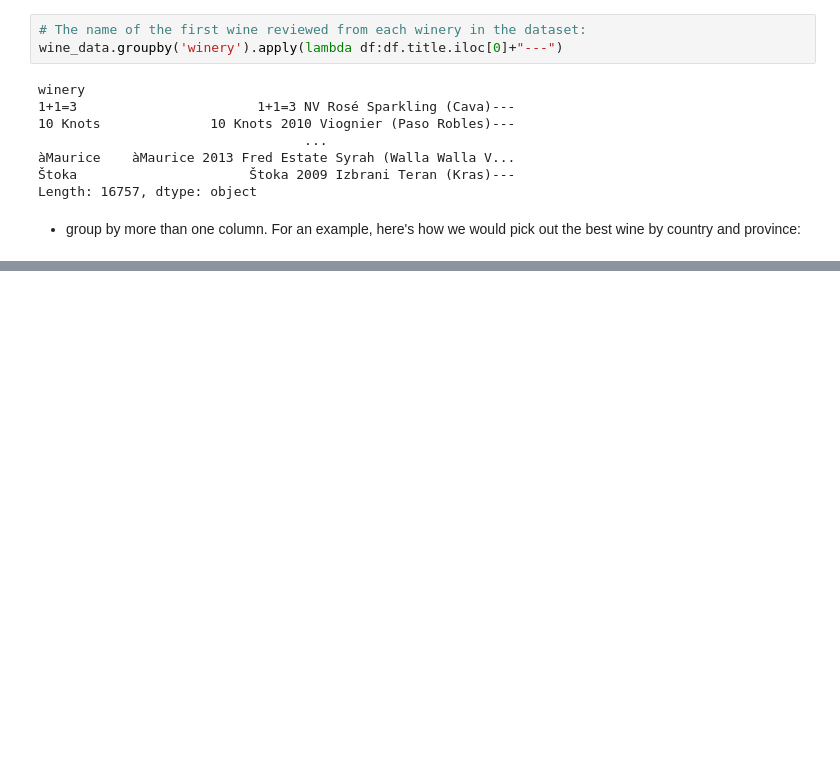
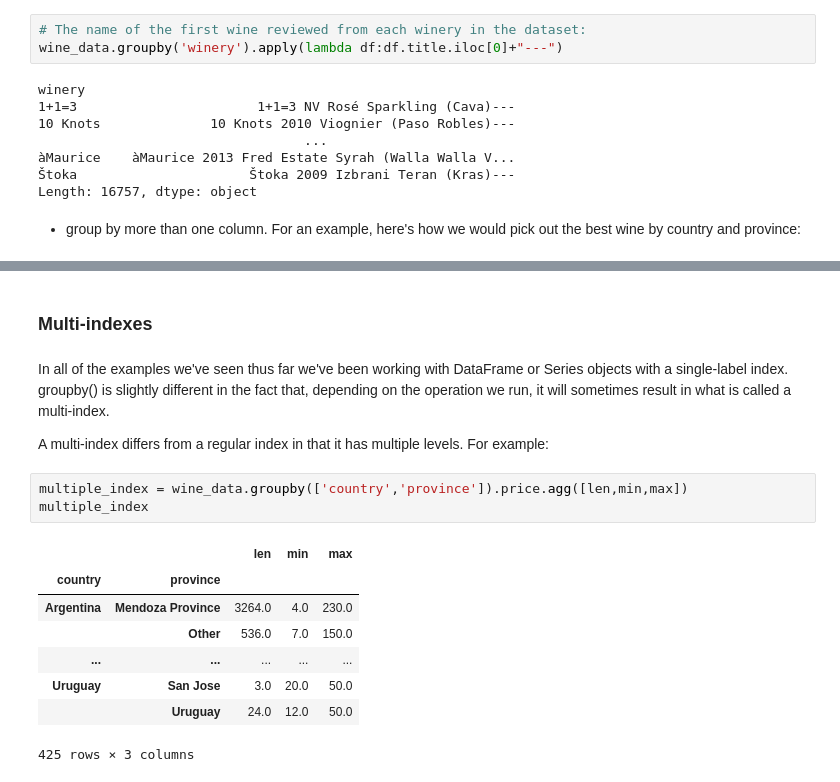
Before and after one commit to Iamsbharti/ML-AI, a Jupyter notebook: pandas/pandas_practice.ipynb, the cells around one changed output, grey strips where cells are left out. Cells and saved outputs as stored; diff of their text form; blank space fills up the shorter version.

```diff
--- a/pandas/pandas_practice.ipynb
+++ b/pandas/pandas_practice.ipynb
@@ -631,0 +651,18 @@ Name: 345, dtype: object
+# %% [markdown]
+### Multi-indexes
+# %% [markdown]
+In all of the examples we've seen thus far we've been working with DataFrame or Series objects with a single-label index. groupby() is slightly different in the fact that, depending on the operation we run, it will sometimes result in what is called a multi-index.
+
+A multi-index differs from a regular index in that it has multiple levels. For example:
+# %%
+multiple_index = wine_data.groupby(['country','province']).price.agg([len,min,max])
+multiple_index
+# %% [output]
+|  |  | len | min | max |
+| country | province |  |  |  |
+| Argentina | Mendoza Province | 3264.0 | 4.0 | 230.0 |
+|  | Other | 536.0 | 7.0 | 150.0 |
+| ... | ... | ... | ... | ... |
+| Uruguay | San Jose | 3.0 | 20.0 | 50.0 |
+|  | Uruguay | 24.0 | 12.0 | 50.0 |
+425 rows × 3 columns
```
Also changed, not shown: parts of 6 cells of this notebook.
